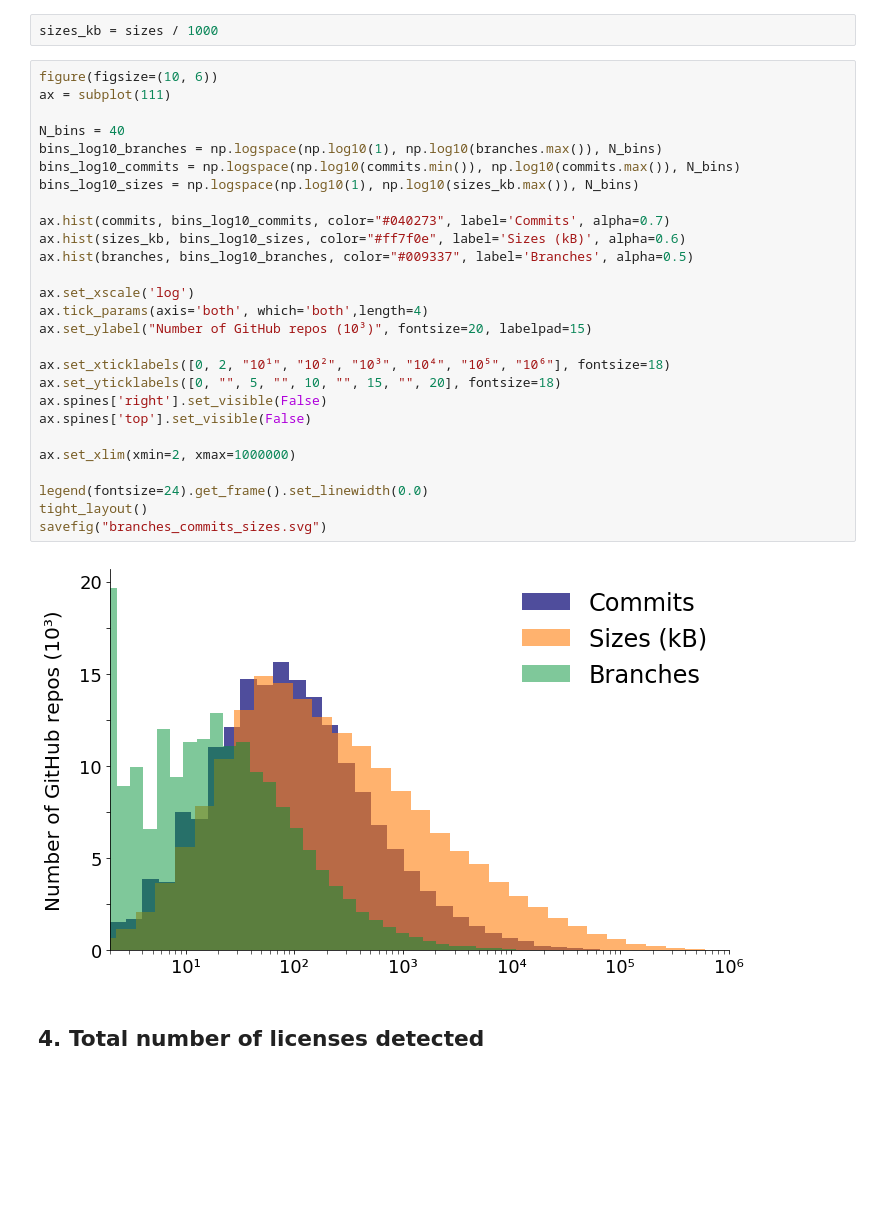
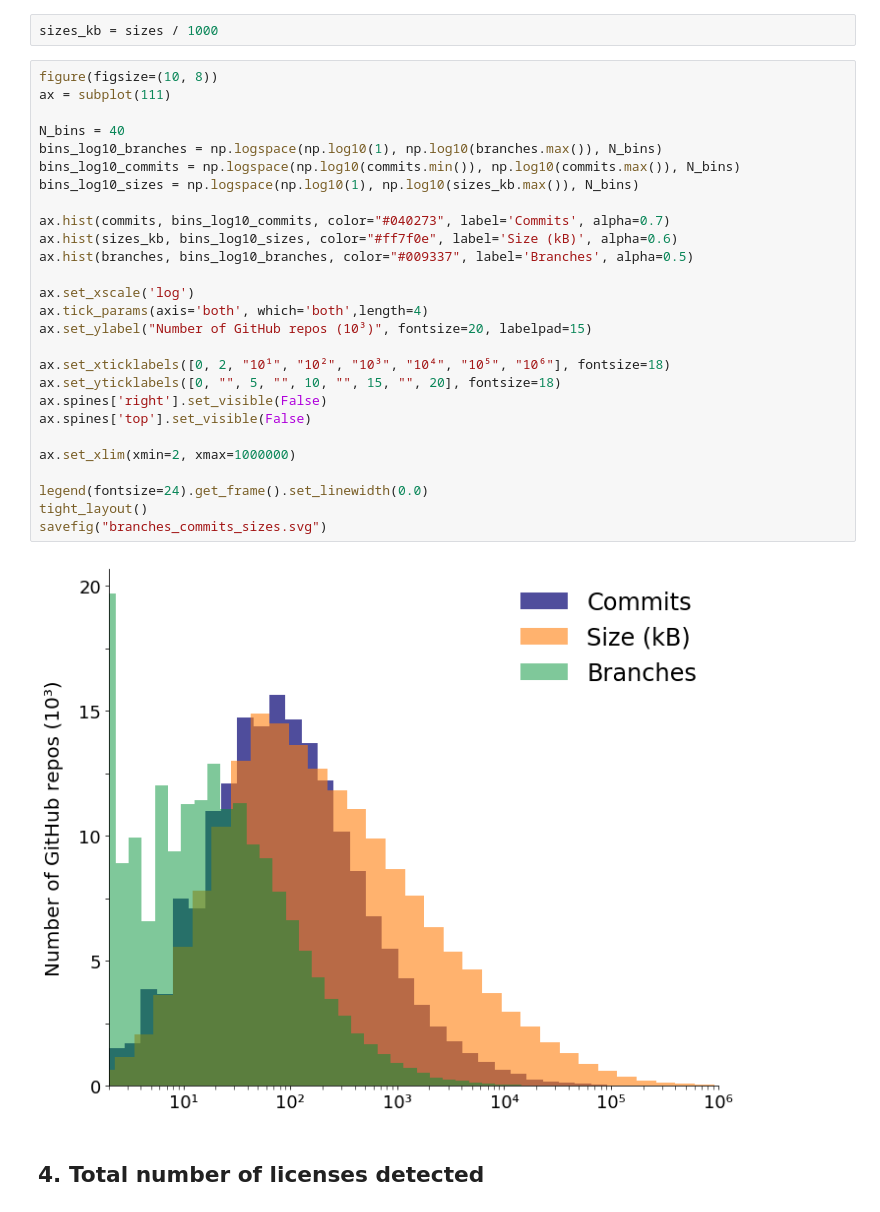
Before and after one commit to src-d/datasets, a Jupyter notebook: PublicGitArchive/doc/dataset_stats.ipynb, the cells around one changed output. Drawn from its saved outputs; the diff is of its cells as text; blank space fills up the shorter version.

```diff
--- a/PublicGitArchive/doc/dataset_stats.ipynb
+++ b/PublicGitArchive/doc/dataset_stats.ipynb
@@ -317,34 +317,34 @@ sizes = array(sizes)
 # %%
 sizes_kb = sizes / 1000
 # %%
-figure(figsize=(10, 6))
+figure(figsize=(10, 8))
 ax = subplot(111)
 
 N_bins = 40
 bins_log10_branches = np.logspace(np.log10(1), np.log10(branches.max()), N_bins)
 bins_log10_commits = np.logspace(np.log10(commits.min()), np.log10(commits.max()), N_bins)
 bins_log10_sizes = np.logspace(np.log10(1), np.log10(sizes_kb.max()), N_bins)
 
 ax.hist(commits, bins_log10_commits, color="#040273", label='Commits', alpha=0.7)
-ax.hist(sizes_kb, bins_log10_sizes, color="#ff7f0e", label='Sizes (kB)', alpha=0.6)
+ax.hist(sizes_kb, bins_log10_sizes, color="#ff7f0e", label='Size (kB)', alpha=0.6)
 ax.hist(branches, bins_log10_branches, color="#009337", label='Branches', alpha=0.5)
 
 ax.set_xscale('log')
 ax.tick_params(axis='both', which='both',length=4)
 ax.set_ylabel("Number of GitHub repos (10³)", fontsize=20, labelpad=15)
 
 ax.set_xticklabels([0, 2, "10¹", "10²", "10³", "10⁴", "10⁵", "10⁶"], fontsize=18)
 ax.set_yticklabels([0, "", 5, "", 10, "", 15, "", 20], fontsize=18)
 ax.spines['right'].set_visible(False)
 ax.spines['top'].set_visible(False)
 
 ax.set_xlim(xmin=2, xmax=1000000)
 
 legend(fontsize=24).get_frame().set_linewidth(0.0)
 tight_layout()
 savefig("branches_commits_sizes.svg")
 # %% [output]
-[figure, old version]
+[figure, new version]
 # %% [markdown]
 ## 4. Total number of licenses detected
 # %%
```
Also changed, not shown: parts of 4 cells of this notebook, 7 other files.
